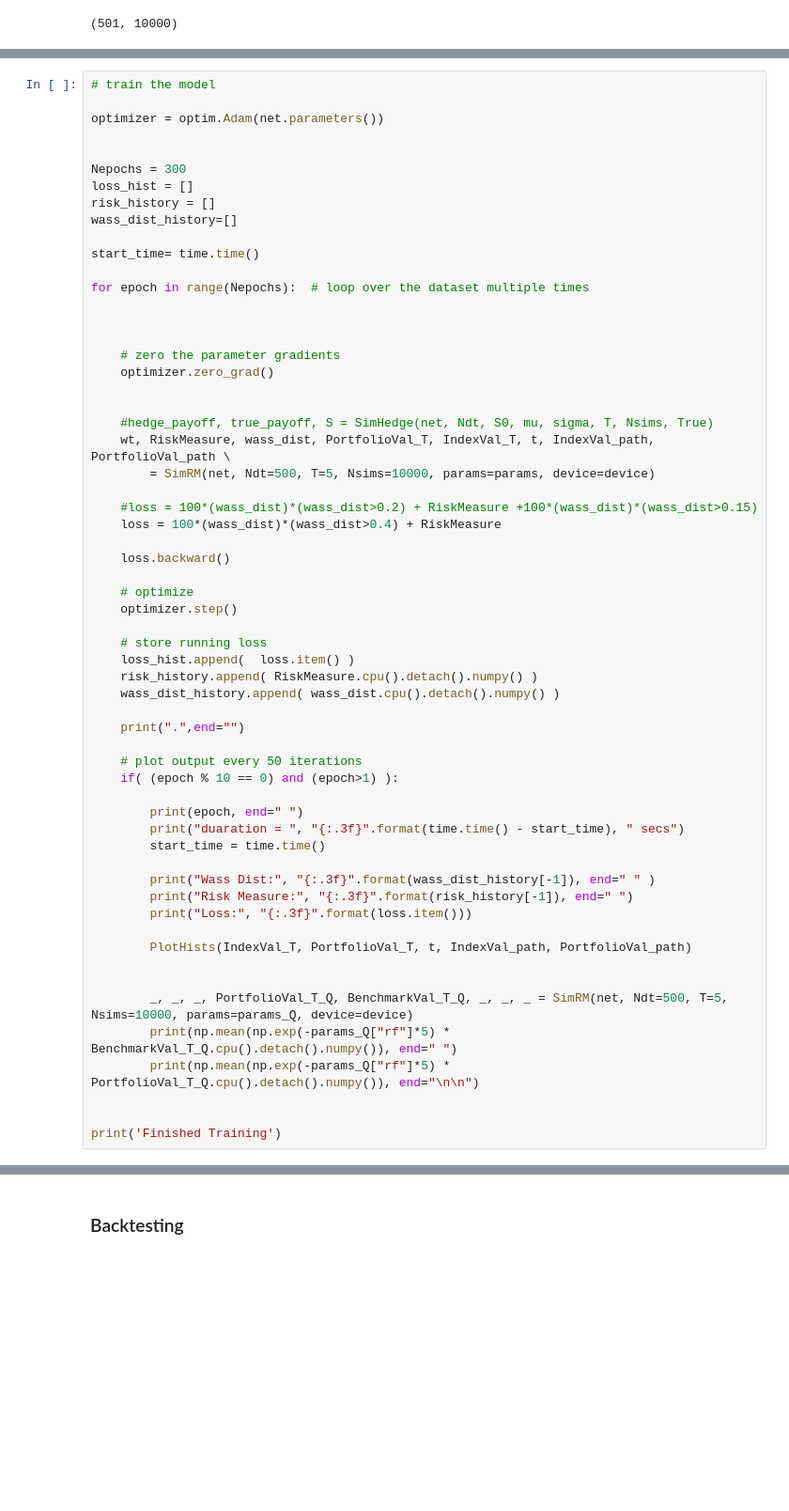
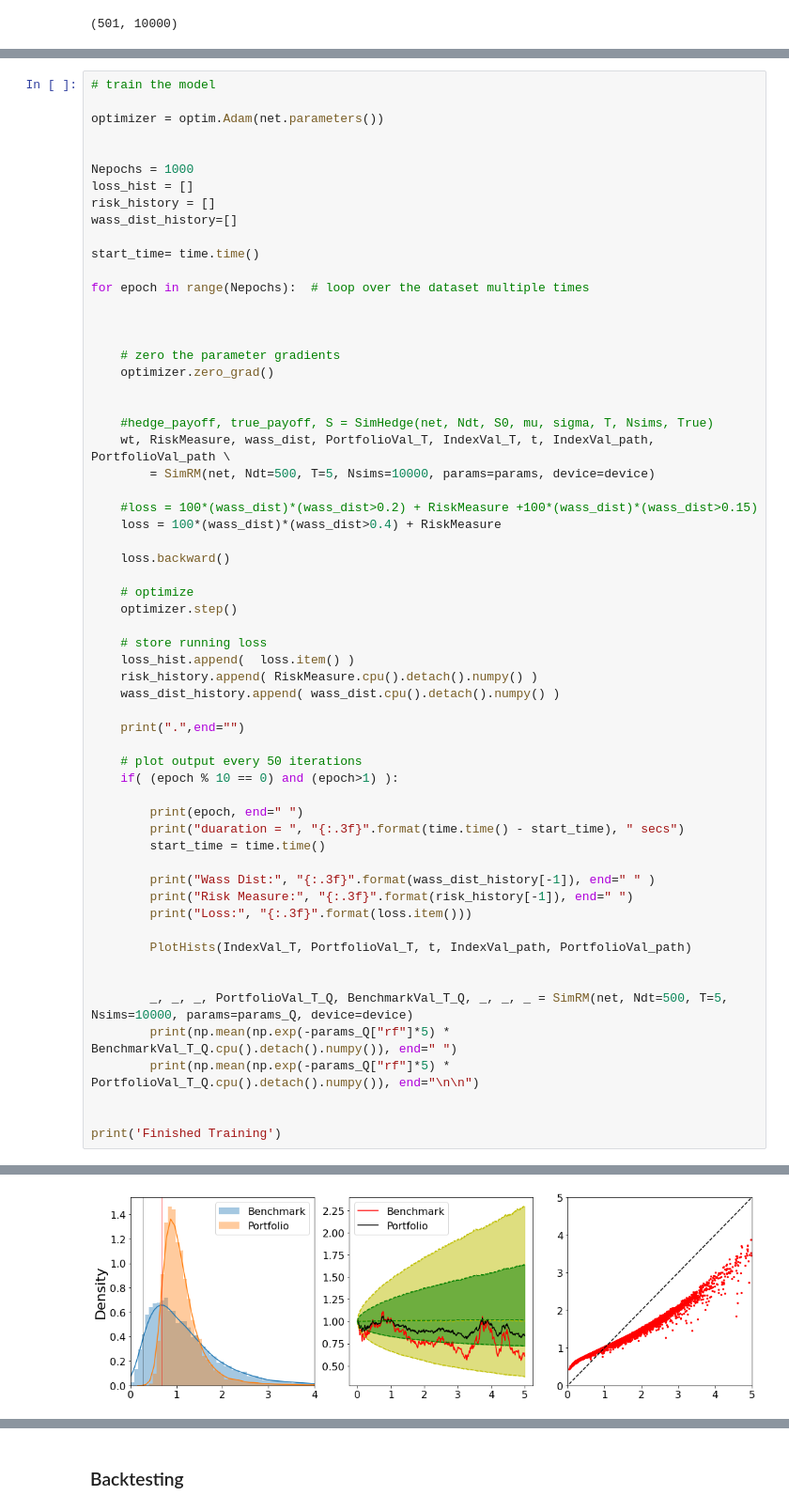
Before and after one commit to tatsath/PortfolioOptimization, a Jupyter notebook: RL-PortfolioOpt_StocVol.ipynb, the cells around one changed output, grey strips where cells are left out. Shown at 94% size. Drawn from its saved outputs; the diff is of its cells as text; blank space fills up the shorter version.

```diff
--- a/RL-PortfolioOpt_StocVol.ipynb
+++ b/RL-PortfolioOpt_StocVol.ipynb
@@ -385,7 +388,7 @@ False
 optimizer = optim.Adam(net.parameters())
 
 
-Nepochs = 300
+Nepochs = 1000
 loss_hist = []
 risk_history = []
 wass_dist_history=[]
@@ -443,0 +448 @@ print('Finished Training')
+[figure, added]
```
Also changed, not shown: parts of 11 cells of this notebook.
